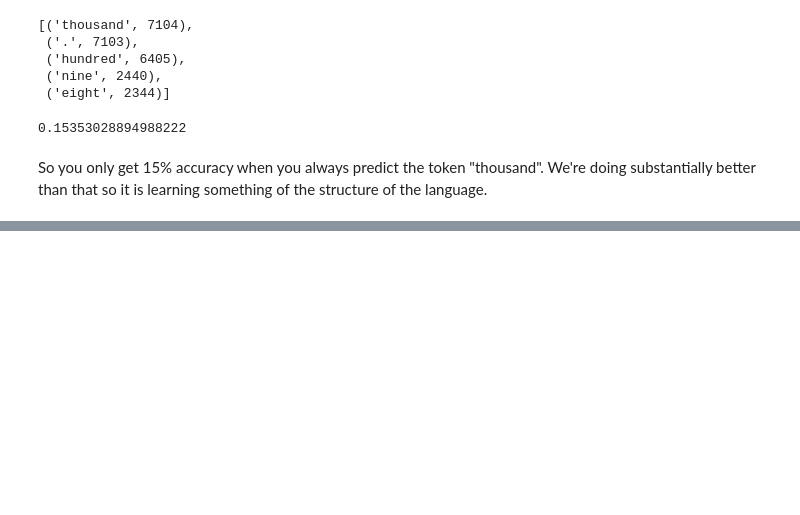
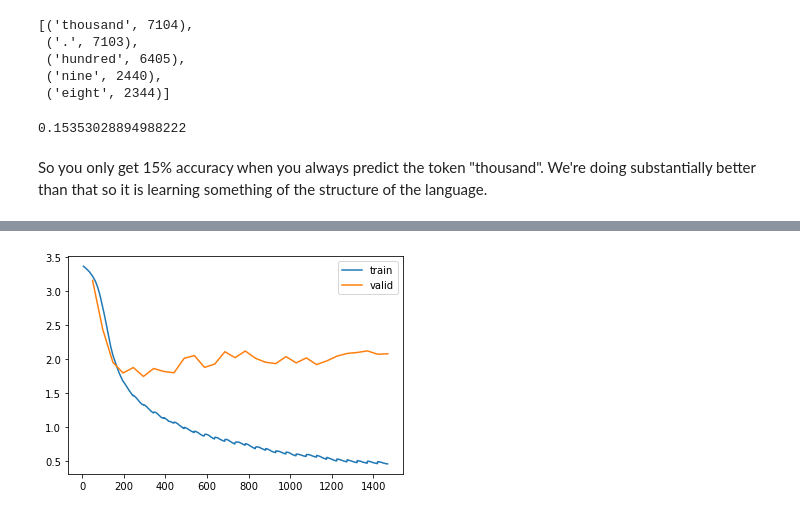
Before and after one commit to jaryaman/fastai-v4, a Jupyter notebook: notebooks/09-JA-language-models-pytorch.ipynb, the cells around one changed output, grey strips where cells are left out. Drawn from its saved outputs; the diff is of its cells as text; code cells hidden in the pictures; blank space fills up the shorter version.

```diff
--- a/notebooks/09-JA-language-models-pytorch.ipynb
+++ b/notebooks/09-JA-language-models-pytorch.ipynb
@@ -156,0 +309,12 @@ So you only get 15% accuracy when you always predict the token "thousand". We're
+# %%
+sl = 16
+seqs = L((tensor(nums[i:i+sl]), tensor(nums[i+1:i+sl+1]))
+         for i in range(0, len(nums)-sl-1, sl)
+        )
+cut = int(len(seqs) * 0.8)
+dls = DataLoaders.from_dsets(group_chunks(seqs[:cut], bs),
+                             group_chunks(seqs[cut:], bs),
+                             bs=bs,
+                             drop_last=True,
+                             shuffle=False
+                            )
@@ -156,0 +328,18 @@ So you only get 15% accuracy when you always predict the token "thousand". We're
+# %%
+class LMModel4(Module):
+    def __init__(self, vocab_sz, n_hidden):
+        self.i_h = nn.Embedding(vocab_sz, n_hidden)
+        self.h_h = nn.Linear(n_hidden, n_hidden)
+        self.h_o = nn.Linear(n_hidden, vocab_sz)
+        self.h = 0.
+
+    def forward(self, x):
+        outs = []
+        for i in range(sl):
+            self.h = self.h + self.i_h(x[:,i])  # weird: += seems to confuse pytorch
+            self.h = F.relu(self.h_h(self.h))
+            outs.append(self.h_o(self.h)) # output for every token
+        self.h = self.h.detach()
+        return torch.stack(outs, dim=1)
+
+    def reset(self): self.h = 0.
@@ -156,0 +350,3 @@ So you only get 15% accuracy when you always predict the token "thousand". We're
+# %%
+def loss_func(inp, targ):
+    return F.cross_entropy(inp.view(-1, len(vocab)), targ.view(-1))
@@ -156,0 +357,4 @@ So you only get 15% accuracy when you always predict the token "thousand". We're
+# %%
+learn = Learner(dls, LMModel4(len(vocab), 64), loss_func=loss_func,
+                metrics=accuracy, cbs=ModelResetter)
+learn.fit_one_cycle(30, 3e-3)
@@ -156,0 +379,4 @@ So you only get 15% accuracy when you always predict the token "thousand". We're
+# %%
+learn.recorder.plot_loss()
+# %% [output]
+[figure, added]
```
Also changed, not shown: parts of 71 cells of this notebook, 4 other files.
